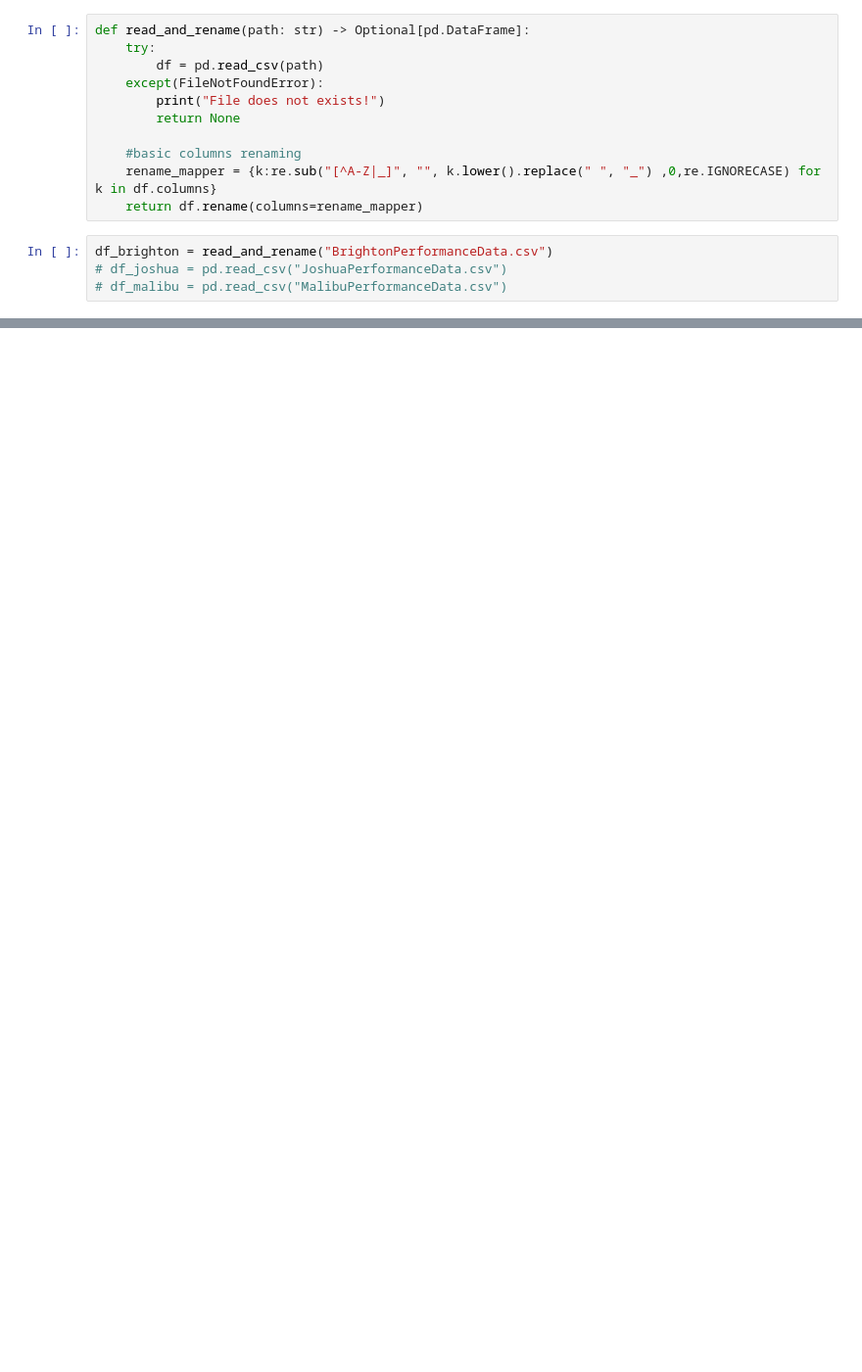
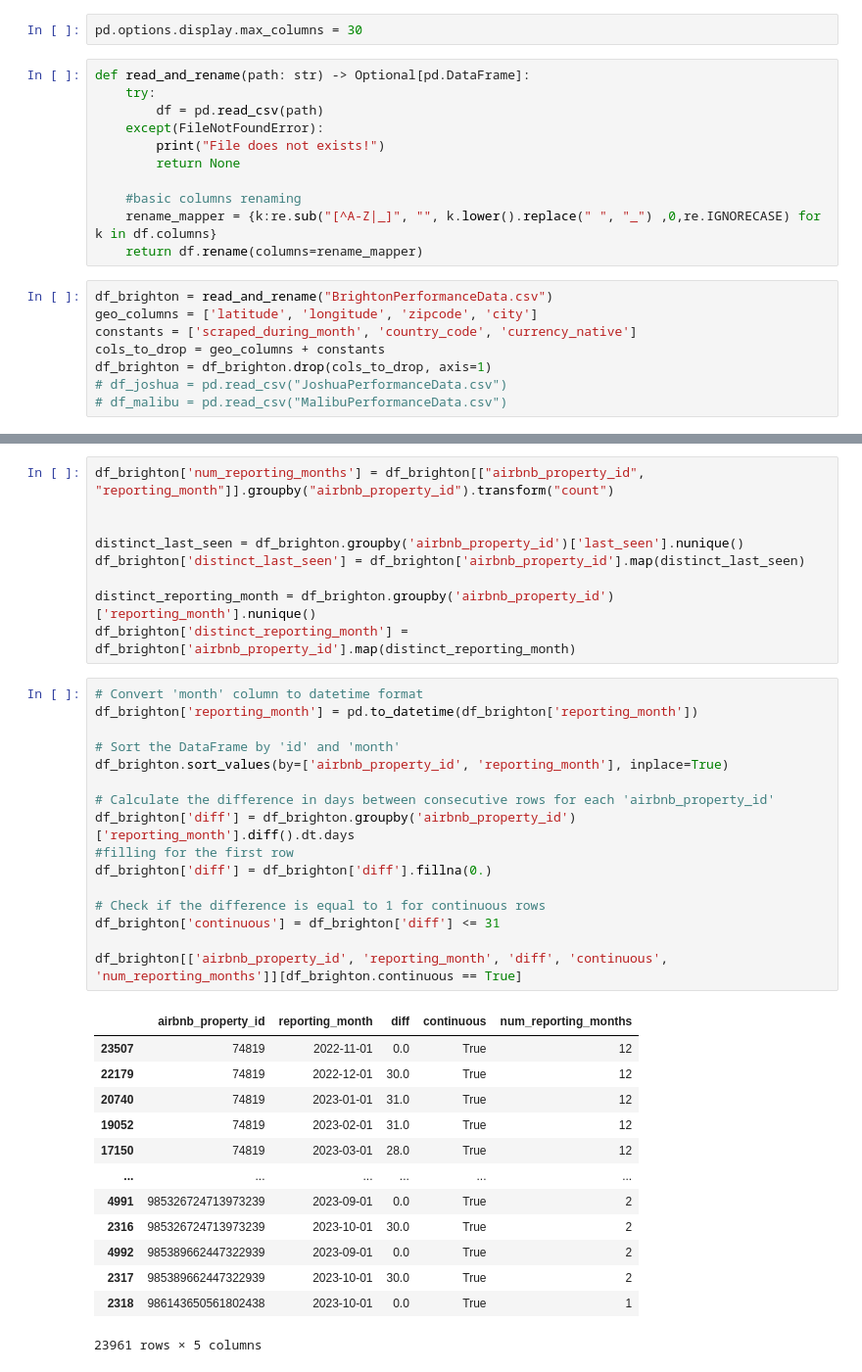
Before and after one commit to gianmaria-fsxz/airbnb-bc, a Jupyter notebook: eda.ipynb, the cells around one changed output, grey strips where cells are left out. Shown at 98% size. Saved outputs shown, nothing was run; the diff lists cells and outputs as text; blank space fills up the shorter version.

```diff
--- a/eda.ipynb
+++ b/eda.ipynb
@@ -2,6 +2,8 @@
 from typing import Optional
 import re
 import pandas as pd
+# %%
+pd.options.display.max_columns = 30
 # %%
 def read_and_rename(path: str) -> Optional[pd.DataFrame]:
     try:
@@ -15,5 +17,9 @@ def read_and_rename(path: str) -> Optional[pd.DataFrame]:
     return df.rename(columns=rename_mapper)
 # %%
 df_brighton = read_and_rename("BrightonPerformanceData.csv")
+geo_columns = ['latitude', 'longitude', 'zipcode', 'city']
+constants = ['scraped_during_month', 'country_code', 'currency_native']
+cols_to_drop = geo_columns + constants
+df_brighton = df_brighton.drop(cols_to_drop, axis=1)
 # df_joshua = pd.read_csv("JoshuaPerformanceData.csv")
 # df_malibu = pd.read_csv("MalibuPerformanceData.csv")
@@ -35,0 +39,39 @@ https://github.com/ydataai/ydata-profiling/issues
+# %%
+df_brighton['num_reporting_months'] = df_brighton[["airbnb_property_id", "reporting_month"]].groupby("airbnb_property_id").transform("count")
+
+
+distinct_last_seen = df_brighton.groupby('airbnb_property_id')['last_seen'].nunique()
+df_brighton['distinct_last_seen'] = df_brighton['airbnb_property_id'].map(distinct_last_seen)
+
+distinct_reporting_month = df_brighton.groupby('airbnb_property_id')['reporting_month'].nunique()
+df_brighton['distinct_reporting_month'] = df_brighton['airbnb_property_id'].map(distinct_reporting_month)
+# %%
+# Convert 'month' column to datetime format
+df_brighton['reporting_month'] = pd.to_datetime(df_brighton['reporting_month'])
+
+# Sort the DataFrame by 'id' and 'month'
+df_brighton.sort_values(by=['airbnb_property_id', 'reporting_month'], inplace=True)
+
+# Calculate the difference in days between consecutive rows for each 'airbnb_property_id'
+df_brighton['diff'] = df_brighton.groupby('airbnb_property_id')['reporting_month'].diff().dt.days
+#filling for the first row
+df_brighton['diff'] = df_brighton['diff'].fillna(0.)
+
+# Check if the difference is equal to 1 for continuous rows
+df_brighton['continuous'] = df_brighton['diff'] <= 31
+
+df_brighton[['airbnb_property_id', 'reporting_month', 'diff', 'continuous', 'num_reporting_months']][df_brighton.continuous == True]
+# %% [output]
+|  | airbnb_property_id | reporting_month | diff | continuous | num_reporting_months |
+| 23507 | 74819 | 2022-11-01 | 0.0 | True | 12 |
+| 22179 | 74819 | 2022-12-01 | 30.0 | True | 12 |
+| 20740 | 74819 | 2023-01-01 | 31.0 | True | 12 |
+| 19052 | 74819 | 2023-02-01 | 31.0 | True | 12 |
+| 17150 | 74819 | 2023-03-01 | 28.0 | True | 12 |
+| ... | ... | ... | ... | ... | ... |
+| 4991 | 985326724713973239 | 2023-09-01 | 0.0 | True | 2 |
+| 2316 | 985326724713973239 | 2023-10-01 | 30.0 | True | 2 |
+| 4992 | 985389662447322939 | 2023-09-01 | 0.0 | True | 2 |
+| 2317 | 985389662447322939 | 2023-10-01 | 30.0 | True | 2 |
+| 2318 | 986143650561802438 | 2023-10-01 | 0.0 | True | 1 |
+23961 rows × 5 columns
```
Also changed, not shown: parts of 14 cells of this notebook, 1 other file.
